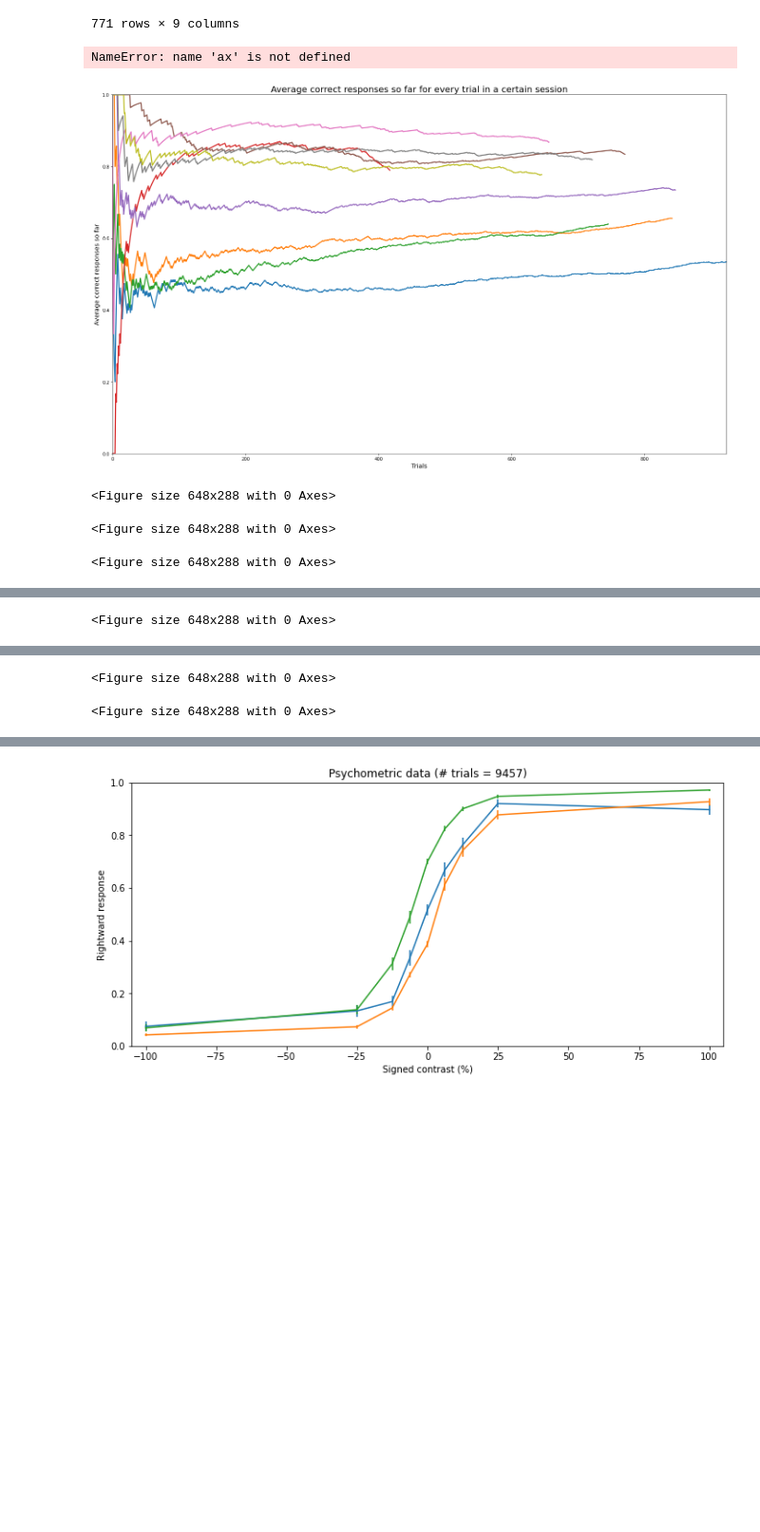
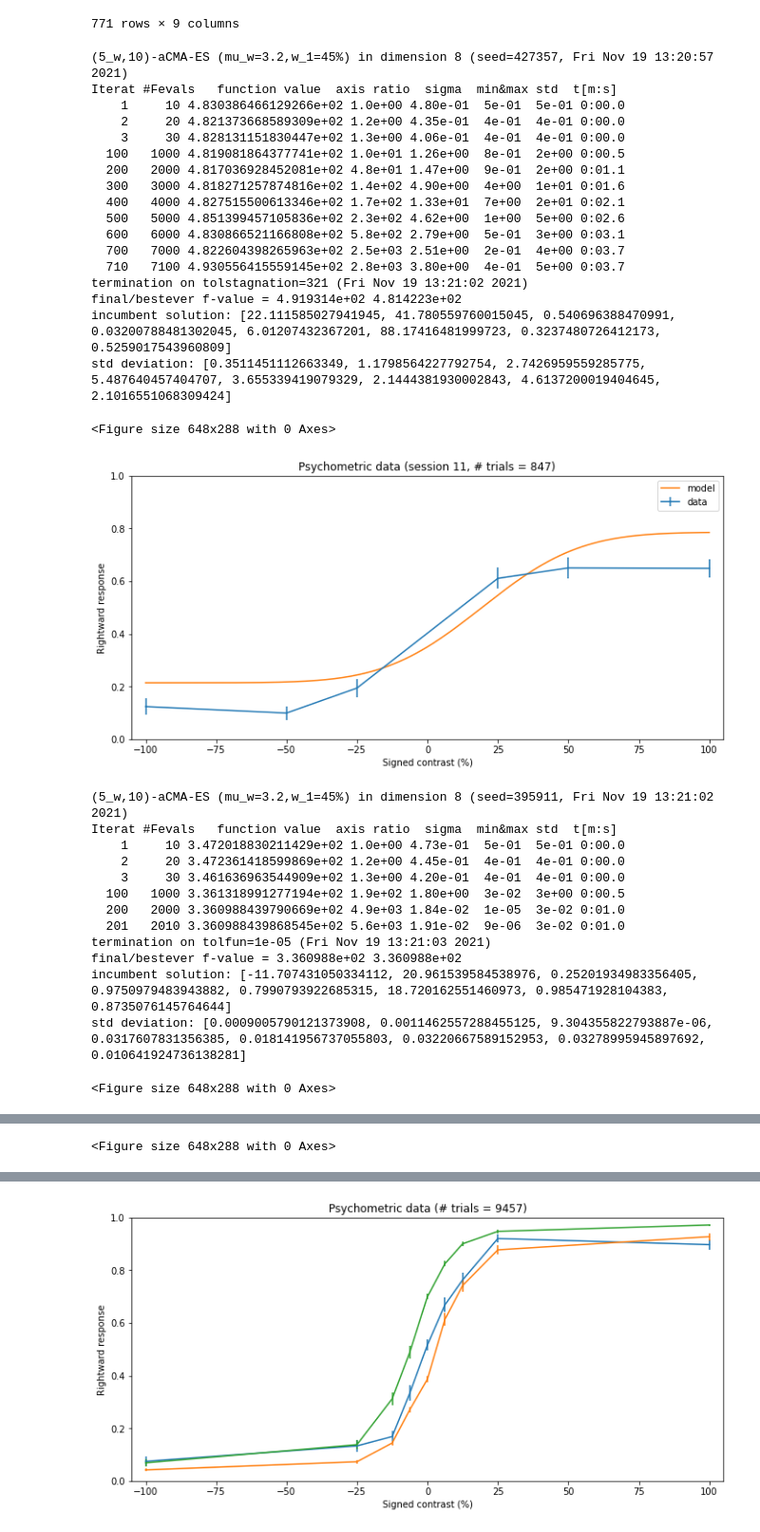
Before and after one commit to imnublet/cogmod3, a Jupyter notebook: src/tics-intro-model-fitting-notebook.ipynb, the cells around one changed output, grey strips where cells are left out. Shown: that part at 95% size. Drawn from its saved outputs; the diff is of its cells as text; code cells hidden in the pictures; blank space fills up the shorter version.

Commit message:
fixed optiomize function

```diff
--- a/src/tics-intro-model-fitting-notebook.ipynb
+++ b/src/tics-intro-model-fitting-notebook.ipynb
@@ -501,7 +501,7 @@ def optimize_model(obj_func):
     opts.set("bounds",bounds)
     opts.set("tolfun",1e-5)
     # opts.set("maxfevals", 30)
-    opts.set("maxiter", 300)
+    opts.set("maxiter", 3000)
 
     theta0 = np.random.uniform(low=plb,high=pub)
     res = cma.fmin(obj_func, theta0, 0.5, opts)
@@ -552,9 +552,15 @@ def calculate_loglike(theta, df):
 
     return loglike
 
-def plot_psycho_func(theta, ax):
+def plot_psycho_func(theta, ax, optimize=False, session_num=14):
     """Plot psychometric function"""
+    df_session = df[df['session_num'] == session_num]
     stim_grid = np.linspace(-100,100,201) # Stimulus grid for plotting
+
+    if optimize:
+        obj_func = lambda theta: -calculate_loglike(theta,df_session)
+        theta = optimize_model(obj_func)
+
     p_right = psycho_func(theta,stim_grid) # Calculate psychometric function values
     ax.plot(stim_grid, p_right, label='model')
     ax.legend()
@@ -589,51 +595,74 @@ def plot_psycho_data(df, session_num=14, ax=None, fig=None):
     plt.ylim((0,1))
     return ax
 
-def plot_fitted_psychometric(session_num=15, optimize=False):
+def plot_fitted_psychometric(session_num=14, optimize=False):
     theta0 = (0, 20, 0.2, 0,5)
-    if optimize:
-        obj_func = lambda theta0: -calculate_loglike(theta0,df)
-        theta0 = optimize_model(obj_func)
 
     fig = plt.figure(figsize=(9,4))
-
     ax = plot_psycho_data(df, session_num, fig)
-    plot_psycho_func(theta0, ax)
+    plot_psycho_func(theta0, ax, optimize=optimize, session_num=session_num)
     plt.show()
 
 def plot_multiple_avgs():
     """
     For every session in the dataset 'KS014_train':
     * Plot a graph that shows the average until now for every trial in that session
     """
     total_sessions = df['session_num'].max()
     max_trial = df['trial_num'].max()
     plt.figure(figsize=(25, 15))
     plt.xlabel('Trials', fontsize=14)
     plt.ylabel('Average correct responses so far', fontsize=14)
     plt.title('Average correct responses so far for every trial in a certain session', fontsize=20)
     ax1 = plt.subplot()
     ax1.set(xlim=(0,max_trial), ylim=(0,1))
     trial_labels = []
 
     for i in range(7, total_sessions+1): # for i in range(1, total_sessions+1) vervangen door => for i in range(first_session, total_sessions+1)
         trial_label = f"session {i}"
         trial_labels.append(trial_label)
         trial_means = succes_rates(i)
         line, = ax1.plot(trial_means,linewidth=2.5, alpha=1)
     ax.legend(trial_labels)
 
 def plot_multiple_fitted_psycho(min=1, max=4, optimize=True):
     for session_num in range(min,max+1):
         plot_fitted_psychometric(session_num=session_num, optimize=optimize)
 
 
-plot_multiple_avgs() # Call this function to plot the average correct trials for certain sessions
+# plot_multiple_avgs() # Call this function to plot the average correct trials for certain sessions
 # plot_fitted_psychometric(True) # Try to fit a psychometric function and plot it
-# plot_multiple_fitted_psycho(min=8, max=14, optimize=False)
+plot_multiple_fitted_psycho(min=11, max=14, optimize=True)
 # %% [output]
-NameError: name 'ax' is not defined
+(5_w,10)-aCMA-ES (mu_w=3.2,w_1=45%) in dimension 8 (seed=427357, Fri Nov 19 13:20:57 2021)
+Iterat #Fevals   function value  axis ratio  sigma  min&max std  t[m:s]
+    1     10 4.830386466129266e+02 1.0e+00 4.80e-01  5e-01  5e-01 0:00.0
+    2     20 4.821373668589309e+02 1.2e+00 4.35e-01  4e-01  4e-01 0:00.0
+    3     30 4.828131151830447e+02 1.3e+00 4.06e-01  4e-01  4e-01 0:00.0
+  100   1000 4.819081864377741e+02 1.0e+01 1.26e+00  8e-01  2e+00 0:00.5
+  200   2000 4.817036928452081e+02 4.8e+01 1.47e+00  9e-01  2e+00 0:01.1
+  300   3000 4.818271257874816e+02 1.4e+02 4.90e+00  4e+00  1e+01 0:01.6
+  400   4000 4.827515500613346e+02 1.7e+02 1.33e+01  7e+00  2e+01 0:02.1
+  500   5000 4.851399457105836e+02 2.3e+02 4.62e+00  1e+00  5e+00 0:02.6
+  600   6000 4.830866521166808e+02 5.8e+02 2.79e+00  5e-01  3e+00 0:03.1
+  700   7000 4.822604398265963e+02 2.5e+03 2.51e+00  2e-01  4e+00 0:03.7
+  710   7100 4.930556415559145e+02 2.8e+03 3.80e+00  4e-01  5e+00 0:03.7
+termination on tolstagnation=321 (Fri Nov 19 13:21:02 2021)
+final/bestever f-value = 4.919314e+02 4.814223e+02
+incumbent solution: [22.111585027941945, 41.780559760015045, 0.540696388470991, 0.03200788481302045, 6.01207432367201, 88.17416481999723, 0.3237480726412173, 0.5259017543960809]
+std deviation: [0.3511451112663349, 1.1798564227792754, 2.7426959559285775, 5.487640457404707, 3.655339419079329, 2.1444381930002843, 4.6137200019404645, 2.1016551068309424]
+<Figure size 648x288 with 0 Axes>
-[figure, old version]
+[figure, new version]
-<Figure size 648x288 with 0 Axes>
-<Figure size 648x288 with 0 Axes>
+(5_w,10)-aCMA-ES (mu_w=3.2,w_1=45%) in dimension 8 (seed=395911, Fri Nov 19 13:21:02 2021)
+Iterat #Fevals   function value  axis ratio  sigma  min&max std  t[m:s]
+    1     10 3.472018830211429e+02 1.0e+00 4.73e-01  5e-01  5e-01 0:00.0
+    2     20 3.472361418599869e+02 1.2e+00 4.45e-01  4e-01  4e-01 0:00.0
+    3     30 3.461636963544909e+02 1.3e+00 4.20e-01  4e-01  4e-01 0:00.0
+  100   1000 3.361318991277194e+02 1.9e+02 1.80e+00  3e-02  3e+00 0:00.5
+  200   2000 3.360988439790669e+02 4.9e+03 1.84e-02  1e-05  3e-02 0:01.0
+  201   2010 3.360988439868545e+02 5.6e+03 1.91e-02  9e-06  3e-02 0:01.0
+termination on tolfun=1e-05 (Fri Nov 19 13:21:03 2021)
+final/bestever f-value = 3.360988e+02 3.360988e+02
+incumbent solution: [-11.707431050334112, 20.961539584538976, 0.25201934983356405, 0.9750979483943882, 0.7990793922685315, 18.720162551460973, 0.985471928104383, 0.8735076145764644]
+std deviation: [0.0009005790121373908, 0.0011462557288455125, 9.304355822793887e-06, 0.0317607831356385, 0.018141956737055803, 0.03220667589152953, 0.03278995945897692, 0.010641924736138281]
 <Figure size 648x288 with 0 Axes>
@@ -643,3 +694 @@ NameError: name 'ax' is not defined
 <Figure size 648x288 with 0 Axes>
-<Figure size 648x288 with 0 Axes>
-<Figure size 648x288 with 0 Axes>
```
Also changed, not shown: parts of 1 cell of this notebook, 7 other files.
